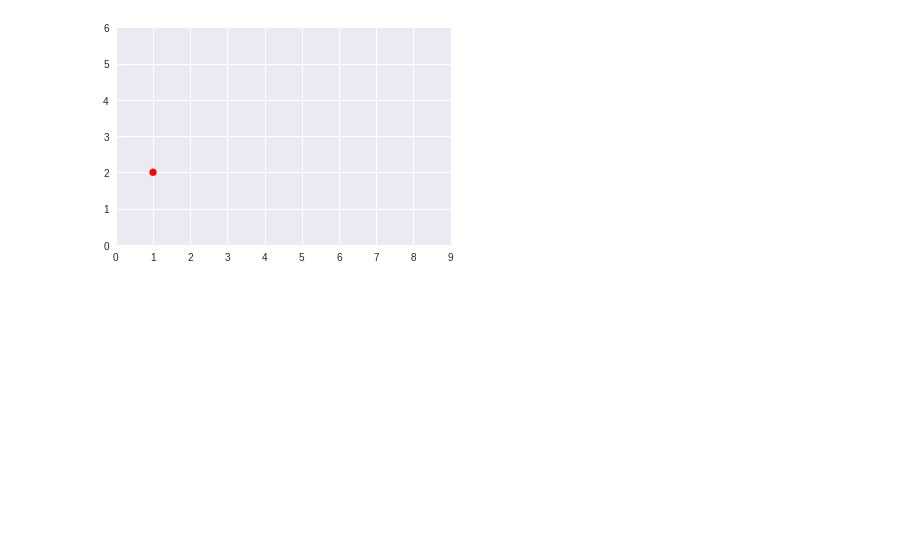
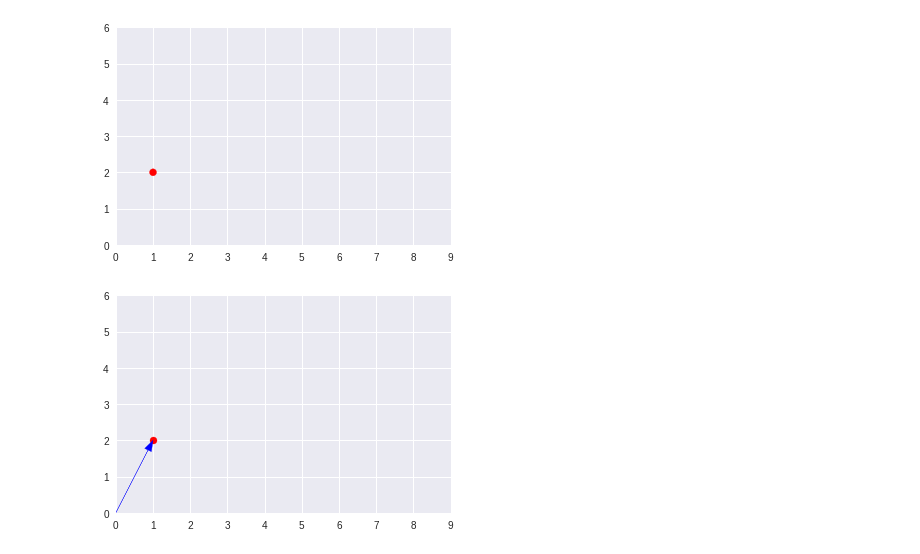
Before and after one commit to machinelearning147/100DaysOfMLCode, a Jupyter notebook: Day1/Day1.ipynb, the cells around one changed output. Drawn from its saved outputs; the diff is of its cells as text; code cells hidden in the pictures; blank space fills up the shorter version.

```diff
--- a/Day1/Day1.ipynb
+++ b/Day1/Day1.ipynb
@@ -20,3 +20,23 @@ plt.grid('on')
 plt.show()
 # %% [output]
 [figure]
+# %%
+# function to plot vector
+def plot_vector2d(vector2d, origin=[0, 0], **options):
+    """
+    plot a vector as arrow from origin to the given vector2d
+    Args: vector2d
+    returns: arrow plot
+    """
+    return plt.arrow(origin[0], origin[1], vector2d[0], vector2d[1],
+              head_width=0.2, head_length=0.3, length_includes_head=True,
+              **options)
+# %%
+plot_vector2d(u, color="b")
+plt.scatter(x_coords, y_coords, color=["r"])
+
+plt.axis([0, 9, 0, 6])
+plt.grid('on')
+plt.show()
+# %% [output]
+[figure, added]
```
Also changed, not shown: parts of 11 cells of this notebook.
